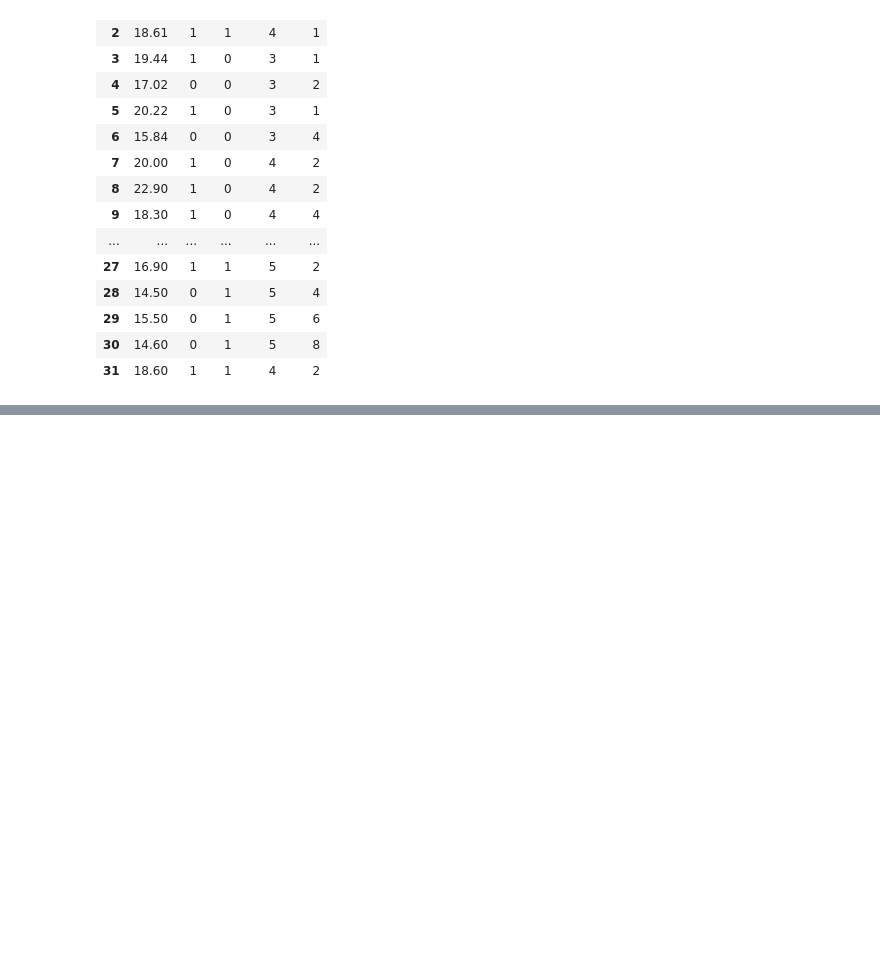
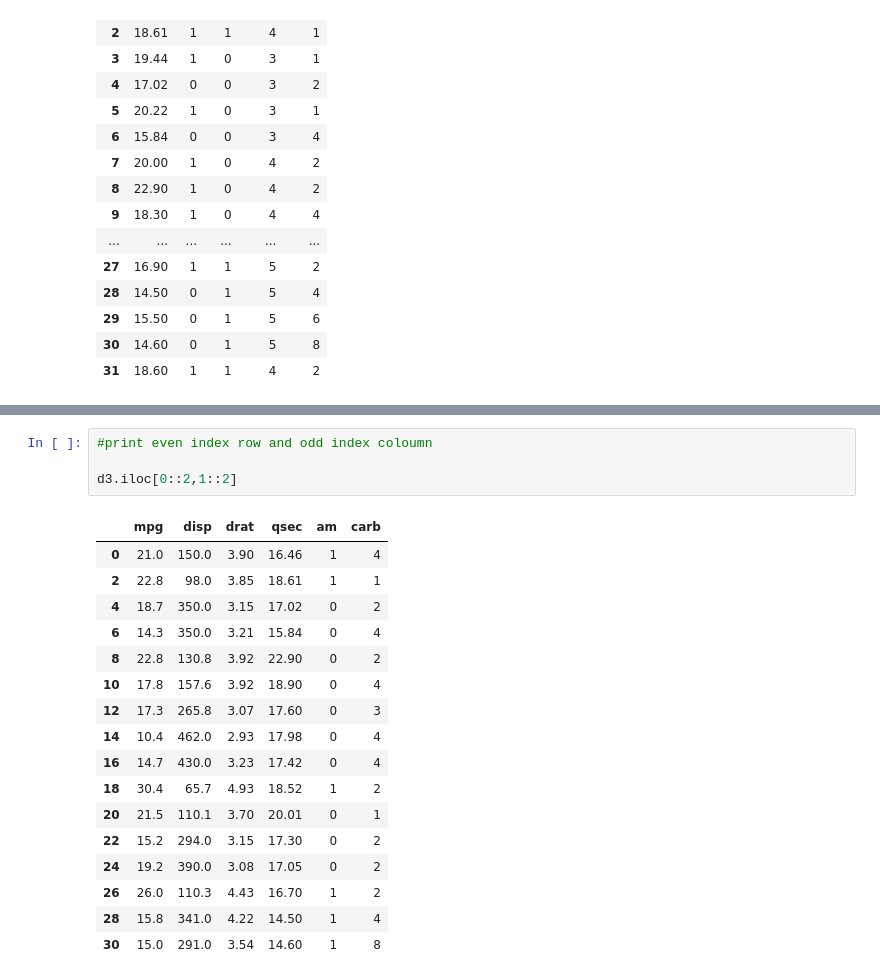
Before and after one commit to CodeWithAkash/python-class-notes, a Jupyter notebook: LIBRARIES.ipynb, the cells around one changed output, grey strips where cells are left out. Cells and saved outputs as stored; diff of their text form; blank space fills up the shorter version.

```diff
--- a/LIBRARIES.ipynb
+++ b/LIBRARIES.ipynb
@@ -623,0 +674,22 @@ d3.iloc[:,-5:]
+# %%
+#print even index row and odd index coloumn
+
+d3.iloc[0::2,1::2]
+# %% [output]
+|  | mpg | disp | drat | qsec | am | carb |
+| 0 | 21.0 | 150.0 | 3.90 | 16.46 | 1 | 4 |
+| 2 | 22.8 | 98.0 | 3.85 | 18.61 | 1 | 1 |
+| 4 | 18.7 | 350.0 | 3.15 | 17.02 | 0 | 2 |
+| 6 | 14.3 | 350.0 | 3.21 | 15.84 | 0 | 4 |
+| 8 | 22.8 | 130.8 | 3.92 | 22.90 | 0 | 2 |
+| 10 | 17.8 | 157.6 | 3.92 | 18.90 | 0 | 4 |
+| 12 | 17.3 | 265.8 | 3.07 | 17.60 | 0 | 3 |
+| 14 | 10.4 | 462.0 | 2.93 | 17.98 | 0 | 4 |
+| 16 | 14.7 | 430.0 | 3.23 | 17.42 | 0 | 4 |
+| 18 | 30.4 | 65.7 | 4.93 | 18.52 | 1 | 2 |
+| 20 | 21.5 | 110.1 | 3.70 | 20.01 | 0 | 1 |
+| 22 | 15.2 | 294.0 | 3.15 | 17.30 | 0 | 2 |
+| 24 | 19.2 | 390.0 | 3.08 | 17.05 | 0 | 2 |
+| 26 | 26.0 | 110.3 | 4.43 | 16.70 | 1 | 2 |
+| 28 | 15.8 | 341.0 | 4.22 | 14.50 | 1 | 4 |
+| 30 | 15.0 | 291.0 | 3.54 | 14.60 | 1 | 8 |
```
Also changed, not shown: parts of 9 cells of this notebook.
